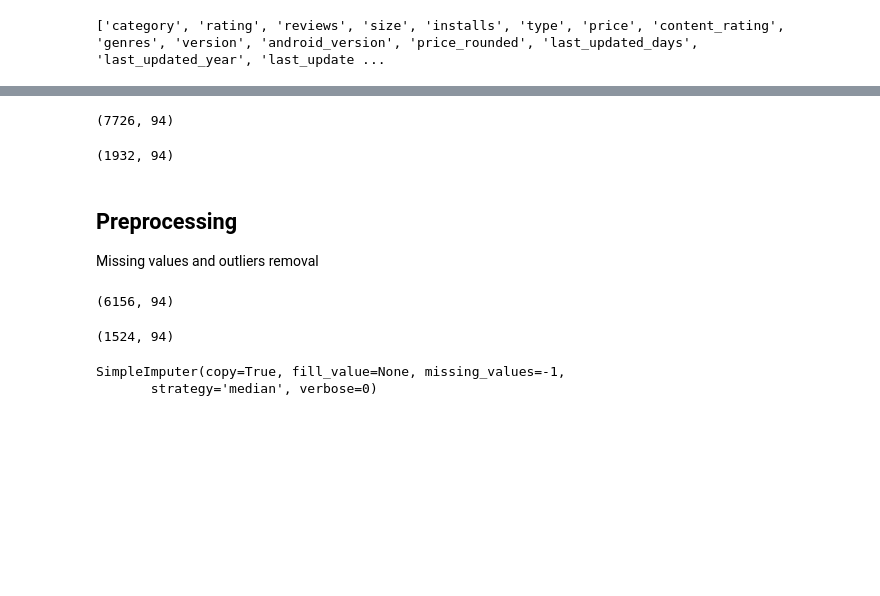
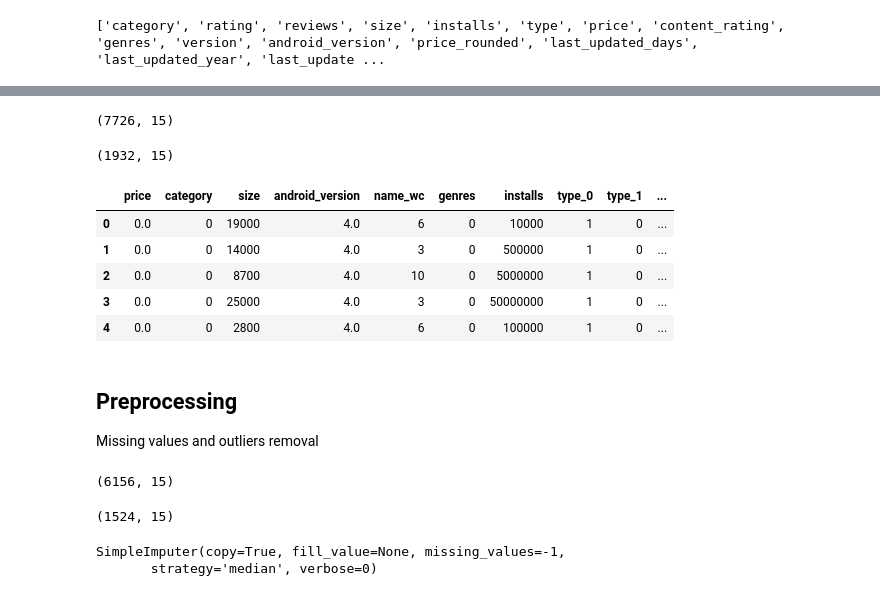
Before and after one commit to mihaighidoveanu/data-science-lab, a Jupyter notebook: AndroidScience.ipynb, the cells around one changed output, grey strips where cells are left out. Saved outputs shown, nothing was run; the diff lists cells and outputs as text; code cells hidden in the pictures; blank space fills up the shorter version.

```diff
--- a/AndroidScience.ipynb
+++ b/AndroidScience.ipynb
@@ -71,7 +86,7 @@ def onehot_columns(df, columns):
 
 onehot = True
 if onehot:
-    df = onehot_columns(df, cat_features)
+    df = onehot_columns(df, ['type', 'content_rating'])
 # %%
 use_log = False
 if use_log:
@@ -82,8 +97,17 @@ train, test = train_test_split(df, test_size = 0.2, random_state = 42)
 train.shape
 test.shape
 # %% [output]
-(7726, 94)
+(7726, 15)
-(1932, 94)
+(1932, 15)
+# %%
+df.head()
+# %% [output]
+|  | price | category | size | android_version | name_wc | genres | installs | type_0 | type_1 | ... |
+| 0 | 0.0 | 0 | 19000 | 4.0 | 6 | 0 | 10000 | 1 | 0 | ... |
+| 1 | 0.0 | 0 | 14000 | 4.0 | 3 | 0 | 500000 | 1 | 0 | ... |
+| 2 | 0.0 | 0 | 8700 | 4.0 | 10 | 0 | 5000000 | 1 | 0 | ... |
+| 3 | 0.0 | 0 | 25000 | 4.0 | 3 | 0 | 50000000 | 1 | 0 | ... |
+| 4 | 0.0 | 0 | 2800 | 4.0 | 6 | 0 | 100000 | 1 | 0 | ... |
 # %% [markdown]
 ## Preprocessing
 Missing values and outliers removal
@@ -99,8 +123,8 @@ if to_remove_outliers:
 train.shape
 test.shape
 # %% [output]
-(6156, 94)
+(6156, 15)
-(1524, 94)
+(1524, 15)
 # %%
 # Impute missing values using the median so we will not treat them as outliers later
 from sklearn.impute import SimpleImputer
```
Also changed, not shown: parts of 19 cells of this notebook.
